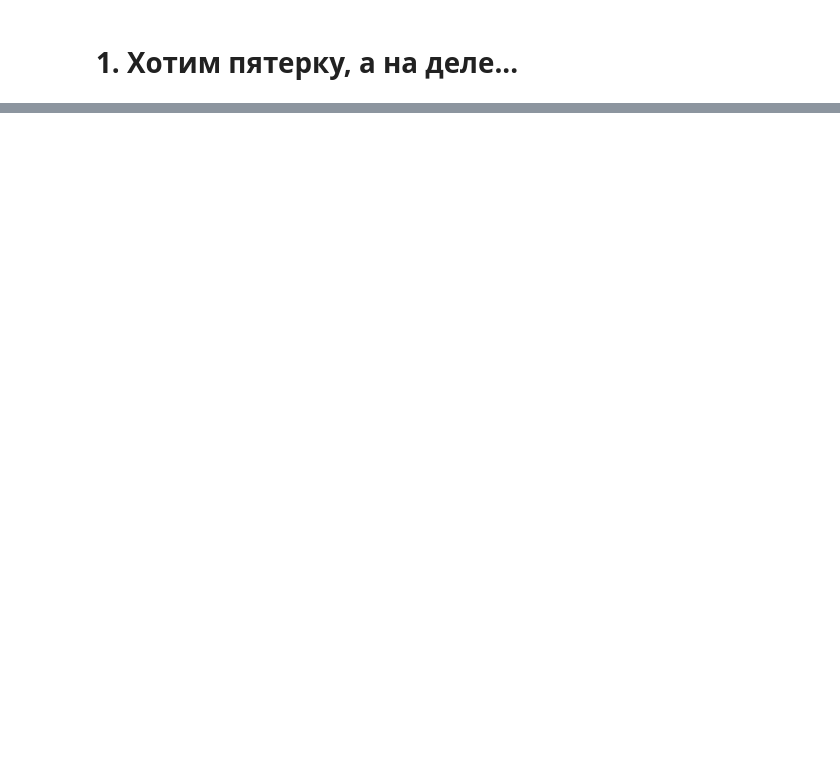
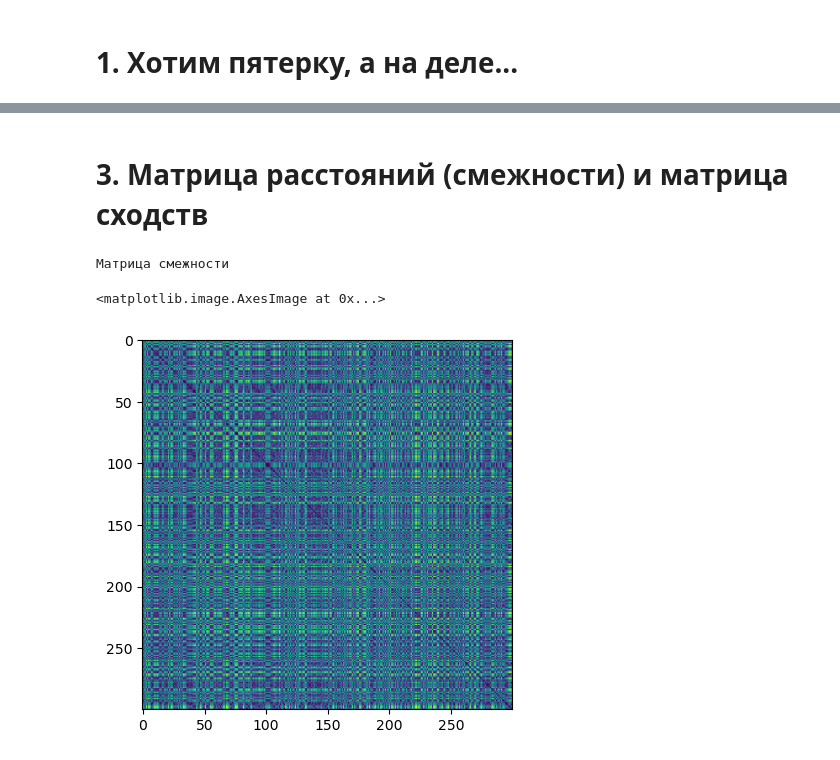
Before and after one commit to VDM0108/computational_mathematicks, a Jupyter notebook: hw-2/hw-2-4.ipynb, the cells around one changed output, grey strips where cells are left out. Drawn from its saved outputs; the diff is of its cells as text; code cells hidden in the pictures; blank space fills up the shorter version.

```diff
--- a/hw-2/hw-2-4.ipynb
+++ b/hw-2/hw-2-4.ipynb
@@ -77,0 +111,19 @@ best Davies-Bouldin: 2
+# %% [markdown]
+# 3. Матрица расстояний (смежности) и матрица сходств
+# %%
+import numpy as np
+import matplotlib.pyplot as plt
+from sklearn.datasets import make_blobs
+from sklearn.metrics import pairwise_distances
+
+# Генерация данных
+A = make_blobs(n_samples=300, centers=5, cluster_std=0.85, random_state=1)
+x = A[0]
+M1 = pairwise_distances(x)
+M2 = np.ones([300,300])-M1
+print('Матрица смежности')
+plt.imshow(M1)
+# %% [output]
+Матрица смежности
+<matplotlib.image.AxesImage at 0x...>
+[figure, added]
```
Also changed, not shown: parts of 9 cells of this notebook, 1 other file.
